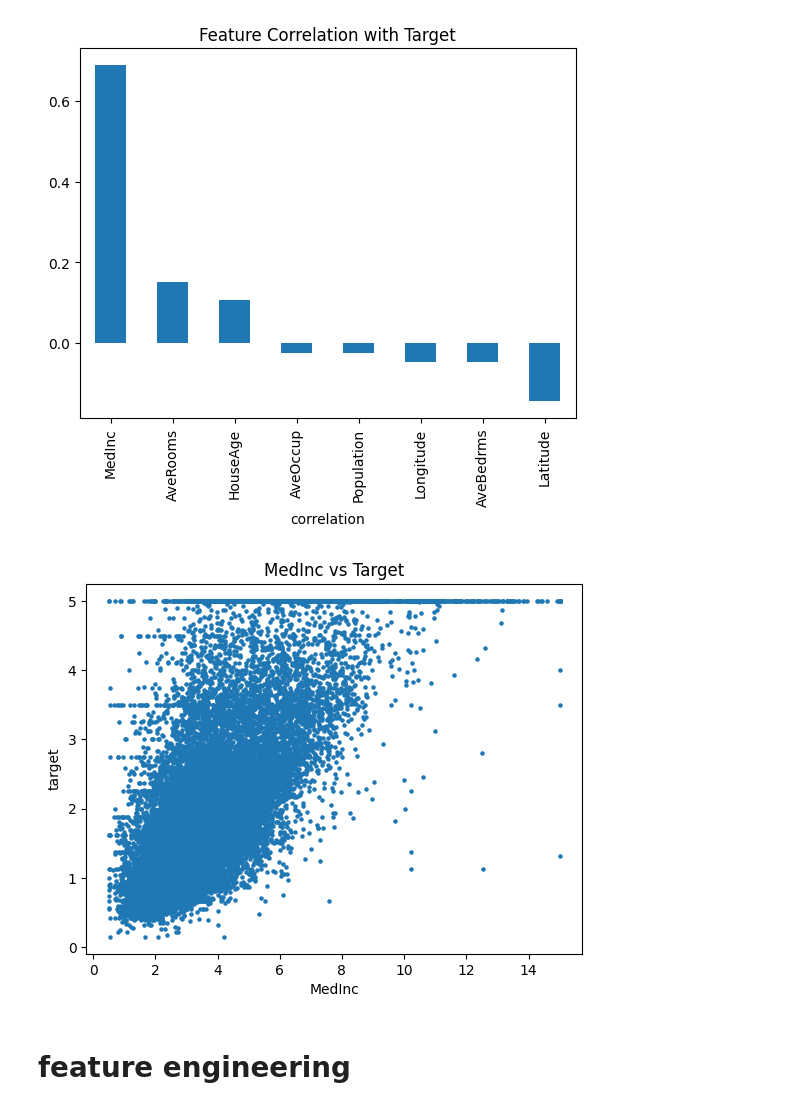
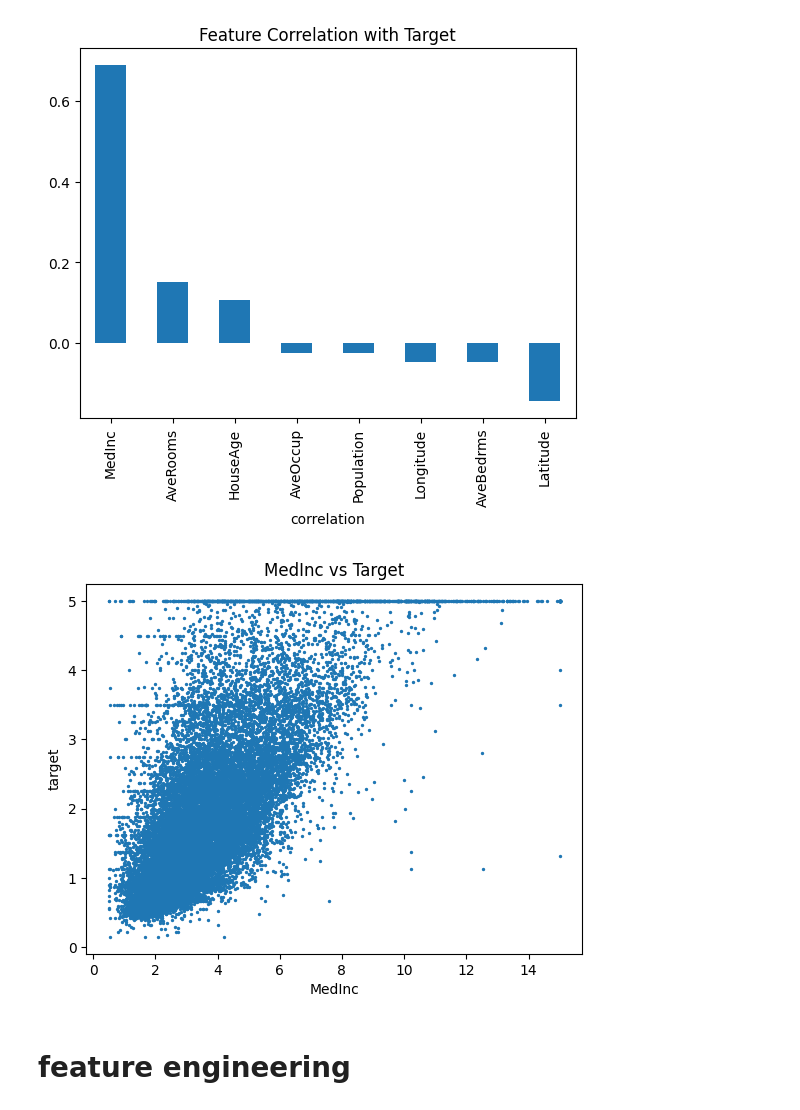
Before and after one commit to Dev-IA-P5-2027/samya.taqi, a Jupyter notebook: classification/workshop.ipynb, the cells around one changed output. Drawn from its saved outputs; the diff is of its cells as text; code cells hidden in the pictures.

```diff
--- a/classification/workshop.ipynb
+++ b/classification/workshop.ipynb
@@ -200,13 +200,13 @@ plt.show()
 [figure]
 # %%
 plt.figure()                                          # New figure
-plt.scatter(df_clean["MedInc"], df_clean["target"], s=5)  # Scatter MedInc vs target
+plt.scatter(df_clean["MedInc"], df_clean["target"], s=2)  # Scatter MedInc vs target
 plt.title("MedInc vs Target")                         # Title
 plt.xlabel("MedInc")                                  # X label
 plt.ylabel("target")                                  # Y label
 plt.show()
 # %% [output]
-[figure, old version]
+[figure, new version]
 # %% [markdown]
 # feature engineering
 # %%
```
Also changed, not shown: parts of 6 cells of this notebook, 2 other files.
